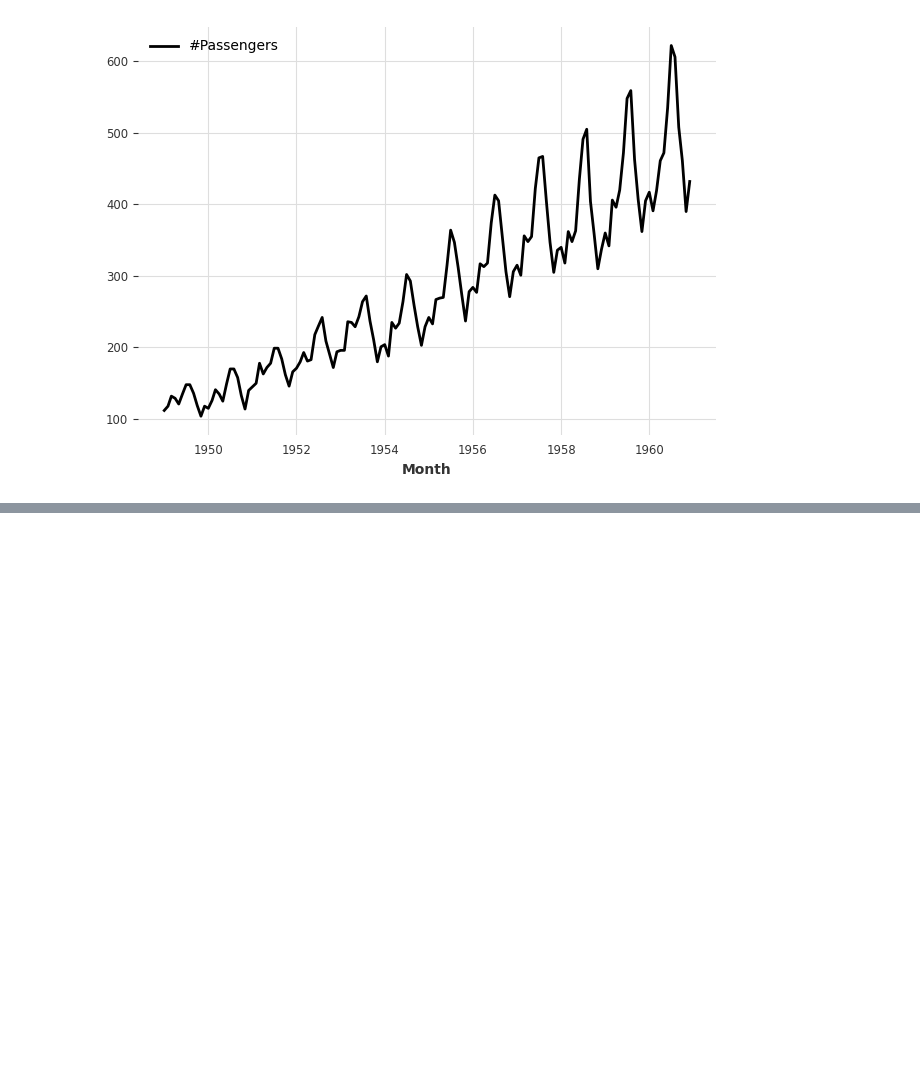
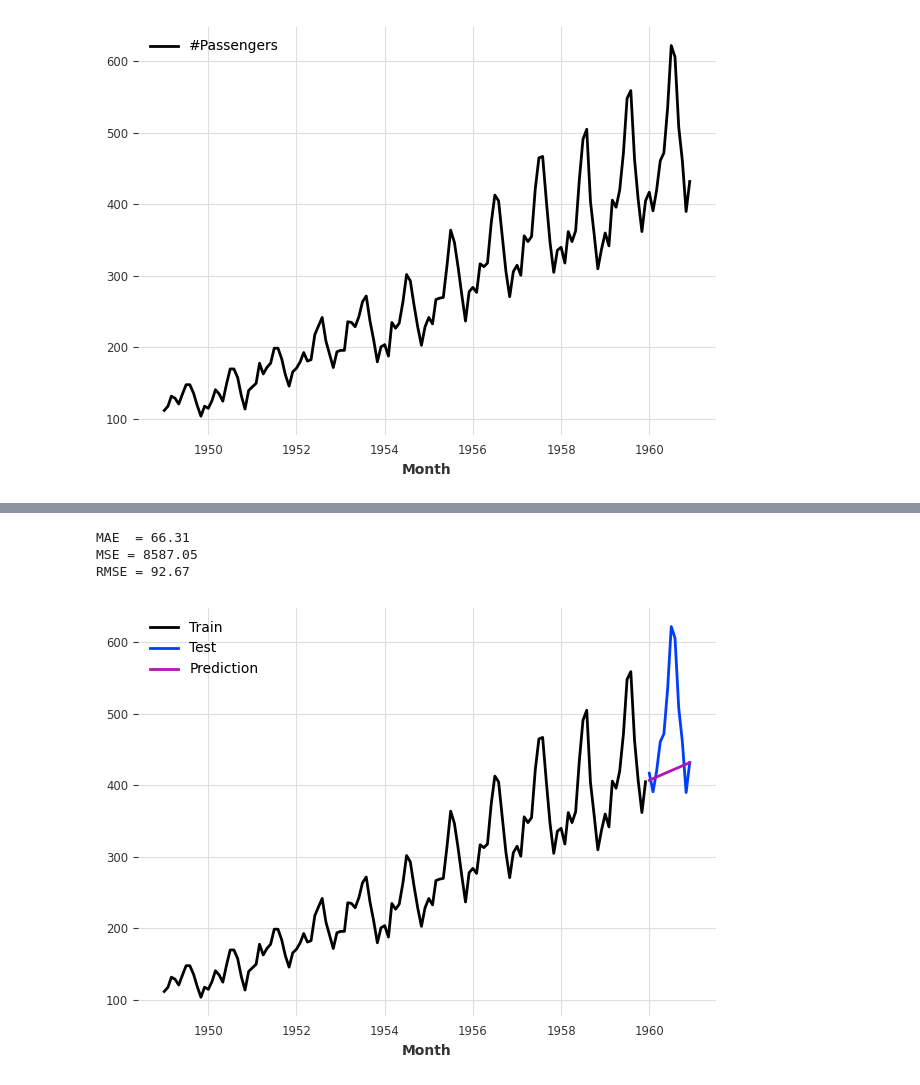
Before and after one commit to MiguelPuntoEs/ufm-python-for-finance, a Jupyter notebook: 12 Series temporales.ipynb, the cells around one changed output, grey strips where cells are left out. Saved outputs shown, nothing was run; the diff lists cells and outputs as text; code cells hidden in the pictures; blank space fills up the shorter version.

```diff
--- a/12 Series temporales.ipynb
+++ b/12 Series temporales.ipynb
@@ -22,0 +50,18 @@ series_train.plot()
+# %%
+from darts.models import NaiveDrift
+
+model = NaiveDrift()
+
+model.fit(series_train)
+series_pred = model.predict(12)
+
+series_train.plot(label='Train')
+series_test.plot(label='Test')
+series_pred.plot(label='Prediction')
+
+generate_metrics(series_test, series_pred)
+# %% [output]
+MAE  = 66.31
+MSE = 8587.05
+RMSE = 92.67
+[figure, added]
```
Also changed, not shown: parts of 11 cells of this notebook.
